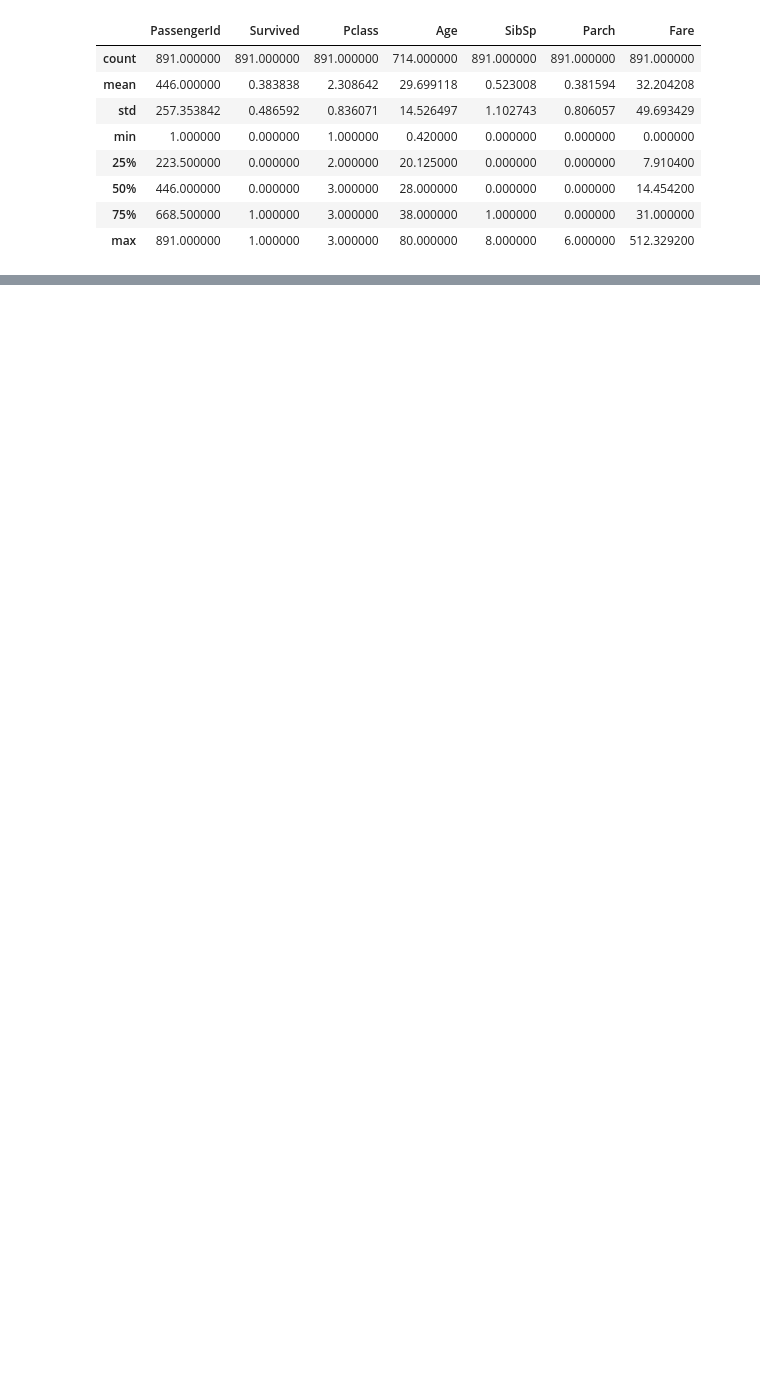
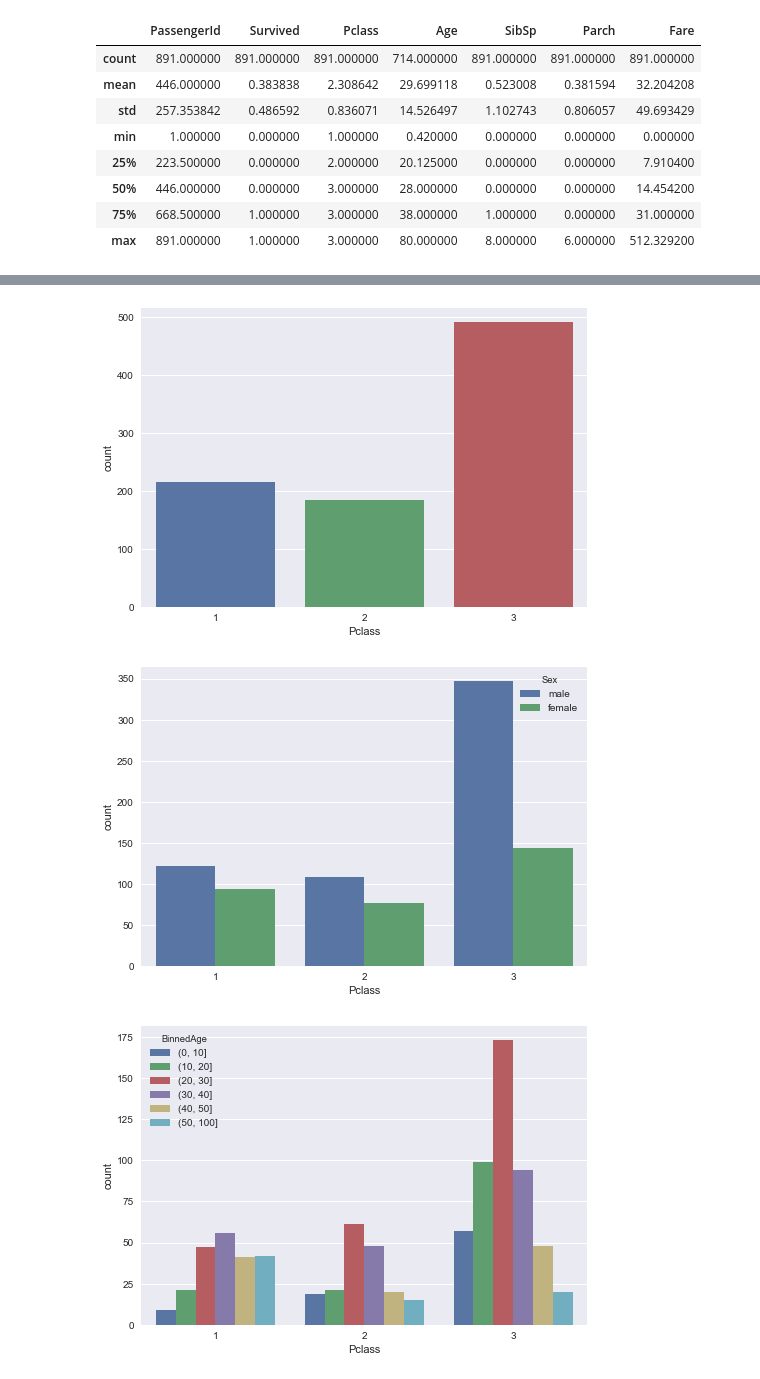
Before and after one commit to sdmccaul/da2, a Jupyter notebook: report.ipynb, the cells around one changed output, grey strips where cells are left out. Cells and saved outputs as stored; diff of their text form; code cells hidden in the pictures; blank space fills up the shorter version.

```diff
--- a/report.ipynb
+++ b/report.ipynb
@@ -60,0 +99,13 @@ data.describe()
+# %%
+sns.countplot(data['Pclass'])
+plt.show()
+sns.countplot(x=data['Pclass'], hue=data['Sex'])
+plt.show()
+sns.countplot(x=data['Pclass'], hue=data['BinnedAge'])
+plt.show()
+sns.countplot(x=data['Pclass'], hue=data['Survived'])
+plt.show()
+# %% [output]
+[figure, added]
+[figure, added]
+[figure, added]
```
Also changed, not shown: parts of 17 cells of this notebook.
